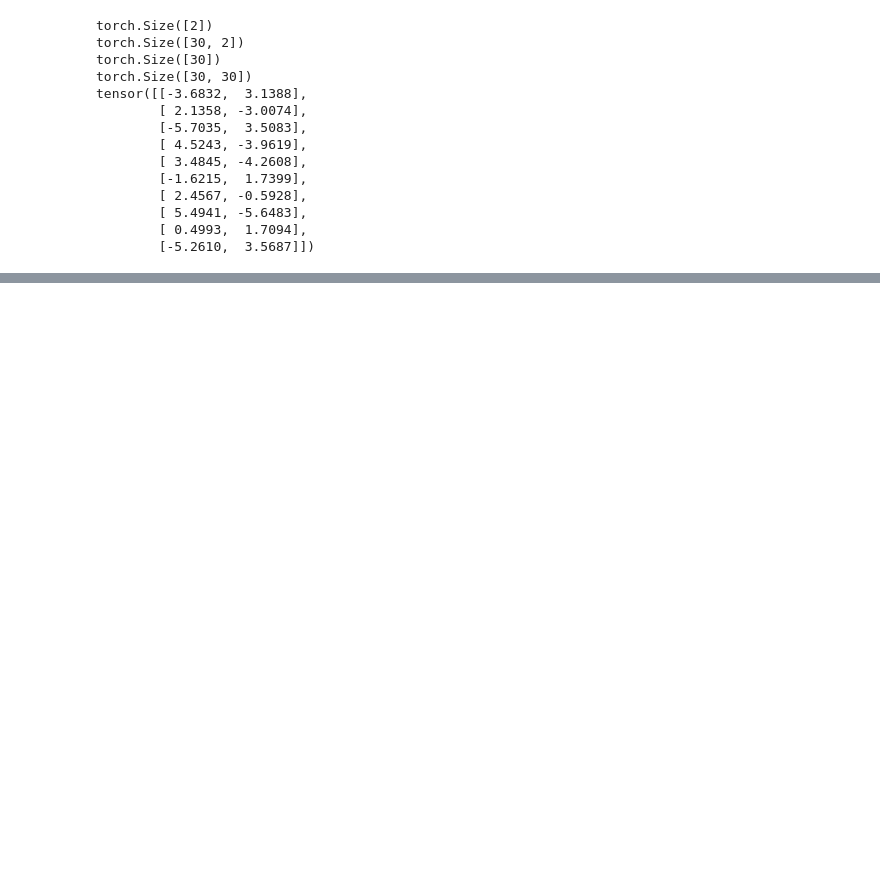
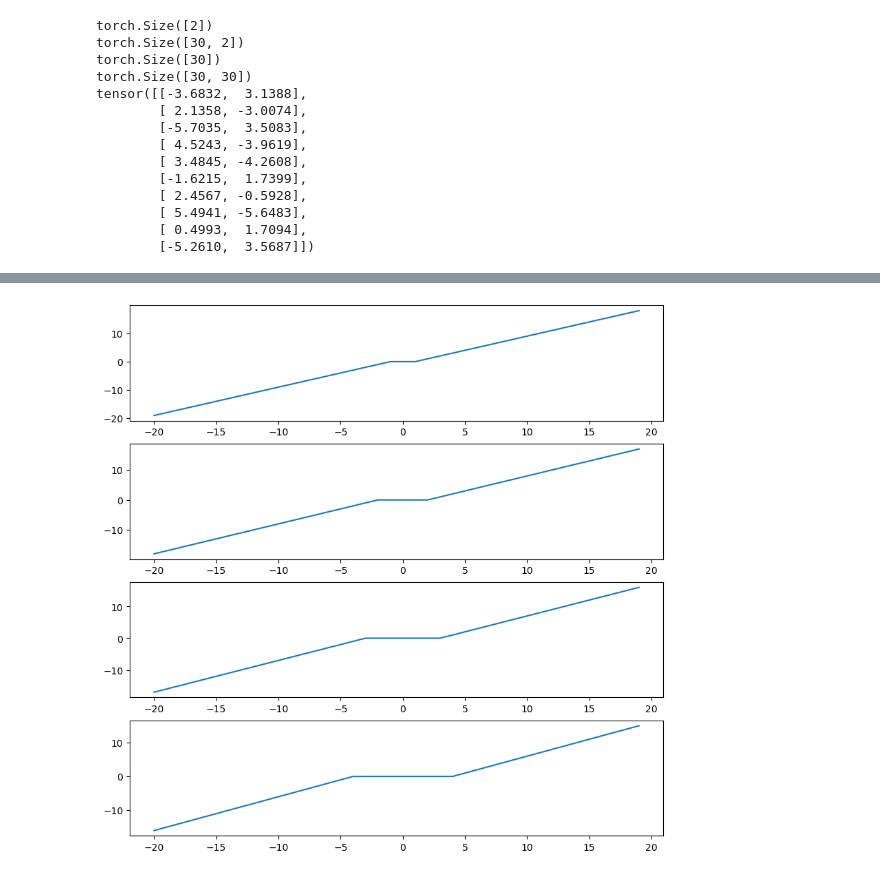
Before and after one commit to Pocket99/DeepLearning, a Jupyter notebook: assignment_1/comp691_ziruiqiu_ass1.ipynb, the cells around one changed output, grey strips where cells are left out. Saved outputs shown, nothing was run; the diff lists cells and outputs as text; code cells hidden in the pictures; blank space fills up the shorter version.

```diff
--- a/assignment_1/comp691_ziruiqiu_ass1.ipynb
+++ b/assignment_1/comp691_ziruiqiu_ass1.ipynb
@@ -247,0 +273,17 @@ tensor([[-3.6832,  3.1388],
+# %%
+import math
+def my_fun(x,s):
+    return max(abs(x)-s,0)*math.copysign(1, x)
+
+start=20
+x=range(-1*start,start)
+
+s=[1,2,3,4]
+fig, axs = plt.subplots(4,figsize=(10,10))
+for z in s:
+    y=[]
+    for i in x:
+        y.append(my_fun(i,z))
+    axs[z-1].plot(x, y,label="s="+str(z)+",x=[-"+str(start)+","+str(start)+"]")
+# %% [output]
+[figure, added]
```
Also changed, not shown: parts of 2 cells of this notebook.
